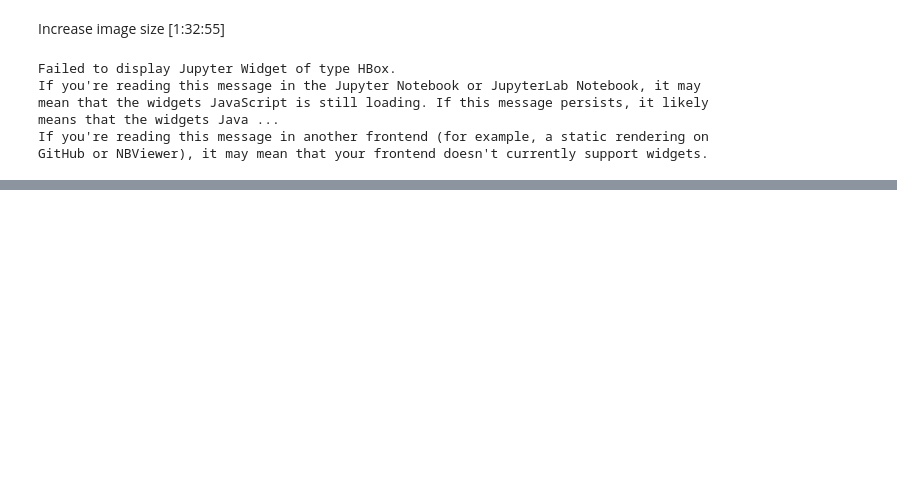
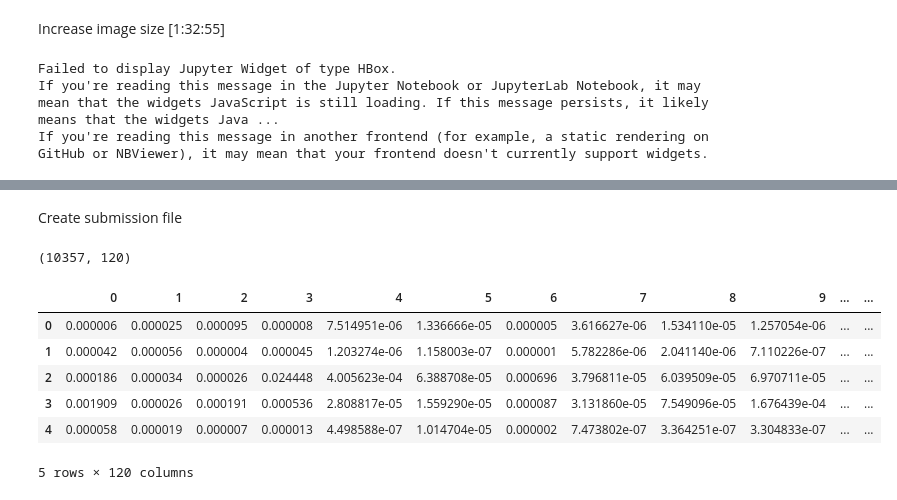
Before and after one commit to Muosvr/Dog-breed-identification-Fast.ai, a Jupyter notebook: dog-breed-identification-JW.ipynb, the cells around one changed output, grey strips where cells are left out. Saved outputs shown, nothing was run; the diff lists cells and outputs as text; code cells hidden in the pictures; blank space fills up the shorter version.

```diff
--- a/dog-breed-identification-JW.ipynb
+++ b/dog-breed-identification-JW.ipynb
@@ -157,0 +162,2 @@ epoch      trn_loss   val_loss   accuracy
+# %%
+learn.load('299_pre')
@@ -164,0 +173,22 @@ accuracy_np(probs,y), metrics.log_loss(y,probs)
+# %% [markdown]
+Create submission file
+# %%
+log_preds, y = learn.TTA(is_test = True)
+# %%
+probs = np.mean(np.exp(log_preds),0)
+# %%
+probs.shape
+# %% [output]
+(10357, 120)
+# %%
+df = pd.DataFrame(probs)
+# %%
+df.head()
+# %% [output]
+|  | 0 | 1 | 2 | 3 | 4 | 5 | 6 | 7 | 8 | 9 | ... | ... |
+| 0 | 0.000006 | 0.000025 | 0.000095 | 0.000008 | 7.514951e-06 | 1.336666e-05 | 0.000005 | 3.616627e-06 | 1.534110e-05 | 1.257054e-06 | ... | ... |
+| 1 | 0.000042 | 0.000056 | 0.000004 | 0.000045 | 1.203274e-06 | 1.158003e-07 | 0.000001 | 5.782286e-06 | 2.041140e-06 | 7.110226e-07 | ... | ... |
+| 2 | 0.000186 | 0.000034 | 0.000026 | 0.024448 | 4.005623e-04 | 6.388708e-05 | 0.000696 | 3.796811e-05 | 6.039509e-05 | 6.970711e-05 | ... | ... |
+| 3 | 0.001909 | 0.000026 | 0.000191 | 0.000536 | 2.808817e-05 | 1.559290e-05 | 0.000087 | 3.131860e-05 | 7.549096e-05 | 1.676439e-04 | ... | ... |
+| 4 | 0.000058 | 0.000019 | 0.000007 | 0.000013 | 4.498588e-07 | 1.014704e-05 | 0.000002 | 7.473802e-07 | 3.364251e-07 | 3.304833e-07 | ... | ... |
+5 rows × 120 columns
```
Also changed, not shown: parts of 22 cells of this notebook.
